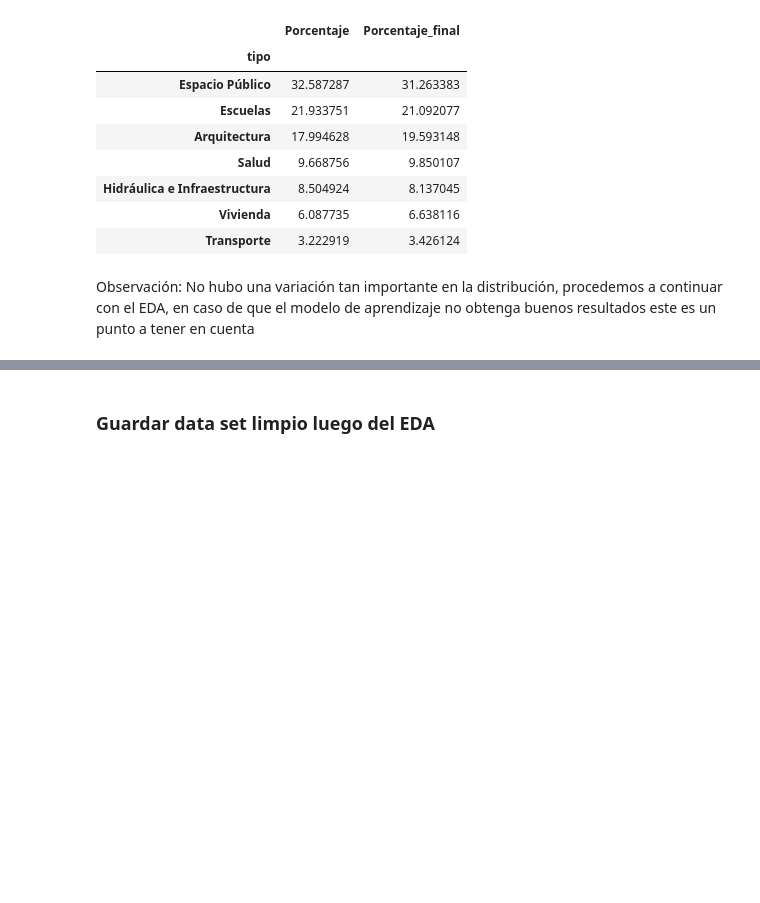
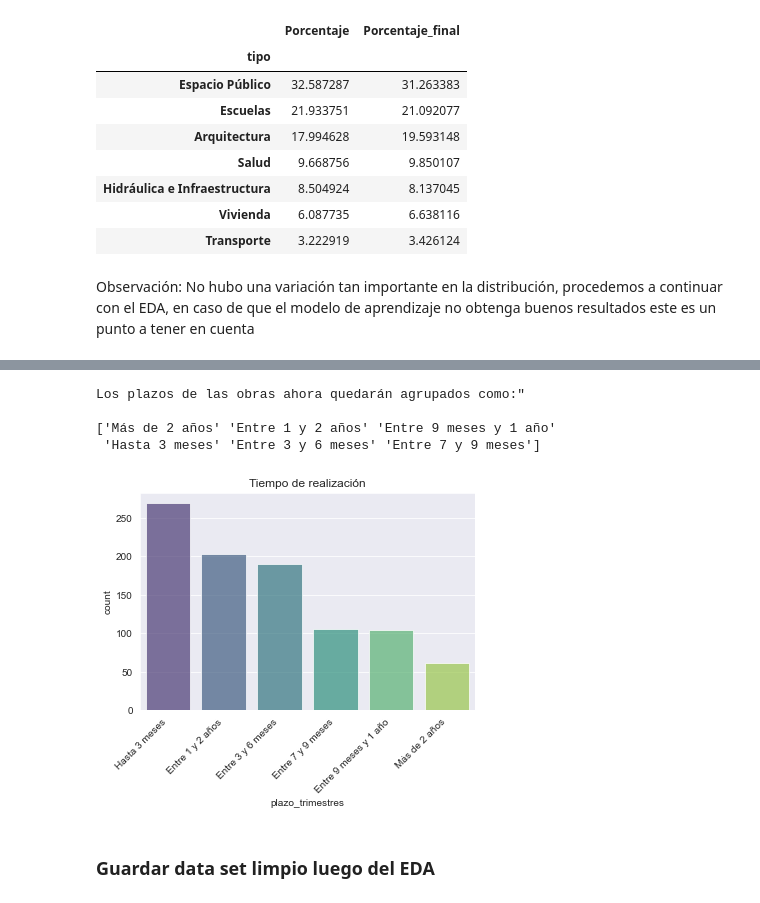
Before and after one commit to micatokashiki/Python-Project, a Jupyter notebook: ClusterAI_Micaela_Tokashiki_EDA.ipynb, the cells around one changed output, grey strips where cells are left out. Saved outputs shown, nothing was run; the diff lists cells and outputs as text; code cells hidden in the pictures; blank space fills up the shorter version.

```diff
--- a/ClusterAI_Micaela_Tokashiki_EDA.ipynb
+++ b/ClusterAI_Micaela_Tokashiki_EDA.ipynb
@@ -821,3 +771,62 @@ Observación: Varias features de interés se encuentran en formato string, por l
+# %%
+# Vamos a agrupar en períodos
+# Para no reemplazar los datos exactos de los plazos, vamos a crear una nueva columna "plazo_trimestres".
+
+obras_cleaned['plazo_trimestres'] = obras_cleaned['plazo_meses']
+
+# En esta nueva columna, reemplazamos los valores agrupando por períodos.
+
+def clean_row(row):
+    a= [0,1,2,3]
+    b= [4,5,6]
+    c= [7,8,9]
+    d= [10,11,12]
+    e= [13,14,15,16,17,18,19,20,21,22,23,24]
+    f= [25,26,27,28,29,30,31,32,33,34,35,36,37,38,39,40,41,42,43,44,45,46,47,48,57,52,55,86]
+    #La última banda se hace más larga por la poca cantidad de samples
+
+    if row.plazo_trimestres in a:
+        return 'Hasta 3 meses'
+    if row.plazo_trimestres in b:
+        return 'Entre 3 y 6 meses'
+    if row.plazo_trimestres in c:
+        return 'Entre 7 y 9 meses'
+    if row.plazo_trimestres in d:
+        return 'Entre 9 meses y 1 año'
+    if row.plazo_trimestres in e:
+        return 'Entre 1 y 2 años'
+    if row.plazo_trimestres in f:
+        return 'Más de 2 años'
+
+
+    return row.plazo_trimestres
+
+def clean_df(obras_cleaned):
+    obras_cleaned=obras_cleaned.copy()
+    obras_cleaned['plazo_trimestres']=obras_cleaned.apply(lambda row:
+                                                   clean_row(row),axis=1)
+    return obras_cleaned
+
+obras_cleaned=clean_df(obras_cleaned)
+
+print(f'Los plazos de las obras ahora quedarán agrupados como:"\r\n')
+print(obras_cleaned.plazo_trimestres.unique())
+# %% [output]
+Los plazos de las obras ahora quedarán agrupados como:"
+
+['Más de 2 años' 'Entre 1 y 2 años' 'Entre 9 meses y 1 año'
+ 'Hasta 3 meses' 'Entre 3 y 6 meses' 'Entre 7 y 9 meses']
+# %%
+ax = sns.countplot(x='plazo_trimestres',
+                   data=obras_cleaned,
+                   palette='viridis',
+                   alpha=0.7,
+                   order=obras_cleaned['plazo_trimestres'].value_counts().index)
+ax.set_xticklabels(ax.get_xticklabels(), rotation=45, ha="right")
+plt.title("Tiempo de realización")
+plt.show()
+# %% [output]
+[figure, added]
 # %% [markdown]
 ### Guardar data set limpio luego del EDA
 # %%
```
Also changed, not shown: parts of 26 cells of this notebook, 2 other files.
